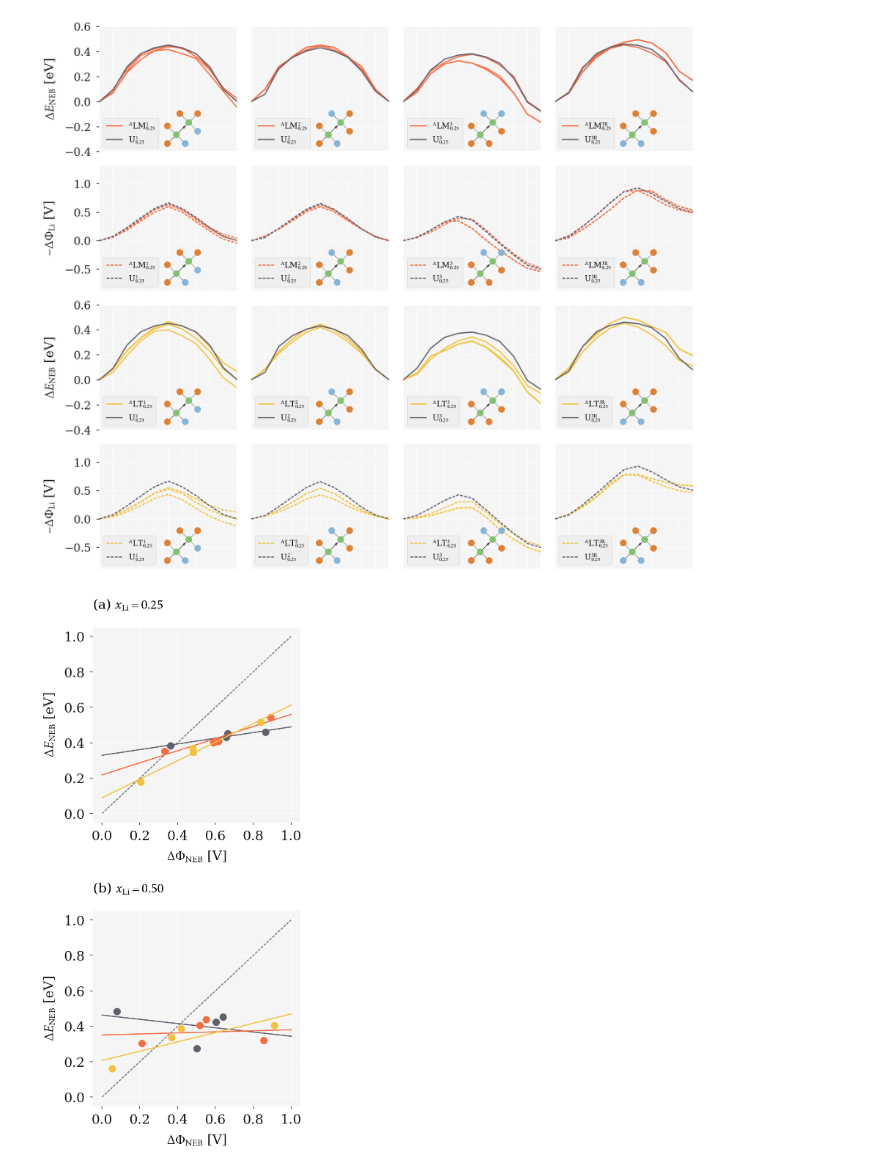
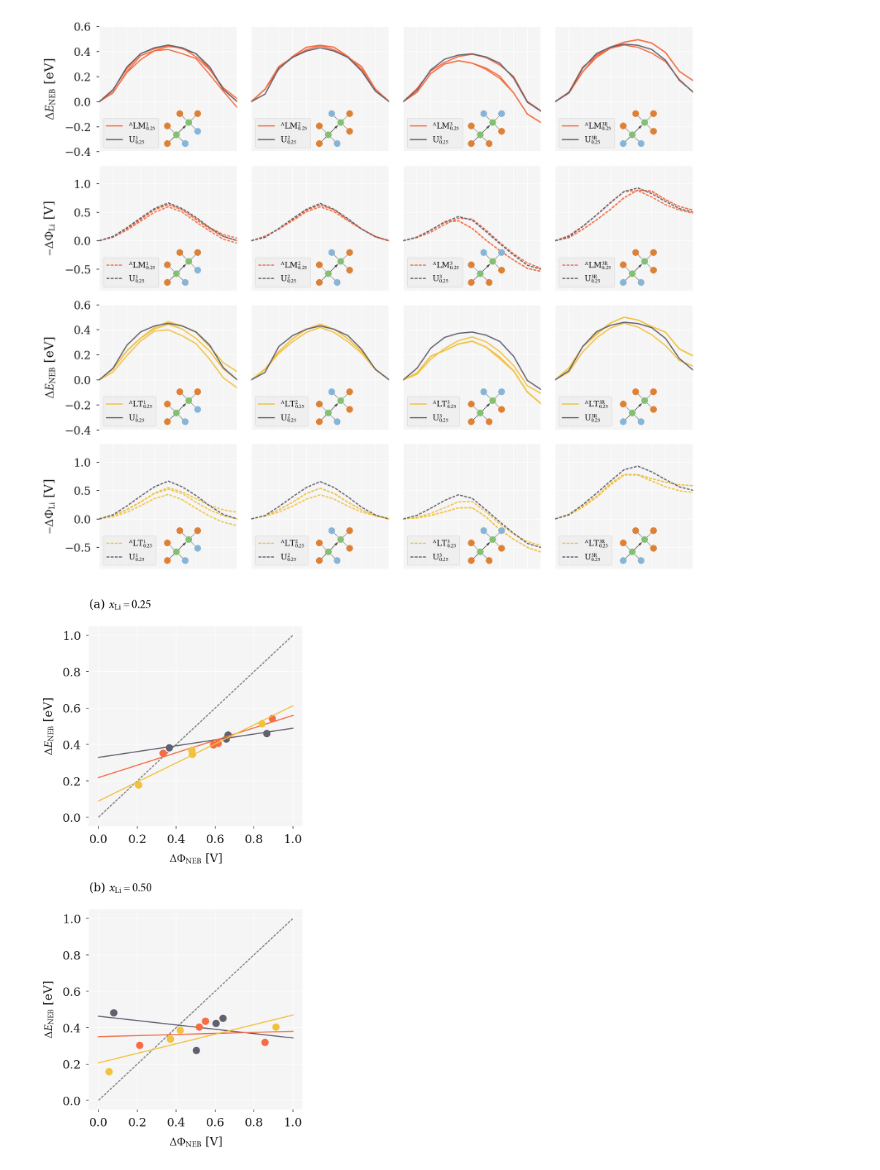
Before and after one commit to bjmorgan/data_NEB_spinel, a Jupyter notebook: analysis/spinel_paper_generating_figures.ipynb, the cells around one changed output. Saved outputs shown, nothing was run; the diff lists cells and outputs as text; code cells hidden in the pictures.

```diff
--- a/analysis/spinel_paper_generating_figures.ipynb
+++ b/analysis/spinel_paper_generating_figures.ipynb
@@ -235,11 +235,11 @@ ff.set_rcParams( ff.master_formatting )
 [figure]
 # %%
 '''
-Produces Fig 5
+Produces Fig 6
 '''
 df = pd.read_csv( '{}/spinel_iso_data.csv'.format( data_dir ), delim_whitespace=True, comment='#')
 
-fontsize = 18
+fontsize = 16
 scatter_formatting ={ 'font.size': fontsize,
                       'axes.labelsize': fontsize,
                       'xtick.labelsize': fontsize,
@@ -261,33 +261,33 @@ for ax, conc in zip( axes, [ 0.25, 0.5 ] ):
 
         x=[]
         y=[]
 
         for path in [ '1', '2', '3', '3R' ]:
 
             loc = ( df.path == path ) & ( df.conc == conc ) & ( df.strain == strain )
             max_ind = df[loc].delta_E.idxmax()
 
             E_bar = df['delta_E'].values[max_ind]
             p_bar = df['d_pot'].values[max_ind]
 
             x.append( p_bar )
             y.append( E_bar )
 
             ax.plot( p_bar, E_bar, 'o', linestyle='None',c=ff.colours[strain], clip_on=False )
 
         slope, intercept, rvalue, pvalue, stderr = linregress( x, y )
         ax.plot( np.array( [ 0.0, 1.0 ] ), ff.line( np.array( [ 0.0, 1.0 ] ), slope, intercept ), c=ff.colours[strain] )
 
 axes[0].set_title( r'(a) $x_\mathrm{Li}=0.25$', fontsize=fontsize, loc='left')
 axes[1].set_title( r'(b) $x_\mathrm{Li}=0.50$', fontsize=fontsize, loc='left')
 
 xfine = np.linspace(0.0,3.2,100)
 
 fig.tight_layout()
 fig.savefig( '{}/pot_vs_delta_e.pdf'.format( figures_dir ) )
 
 ff.set_rcParams( ff.master_formatting )
 # %% [output]
-[figure, old version]
+[figure, new version]
 # %%
 '''
```
Also changed, not shown: parts of 3 cells of this notebook, 5 other files.
